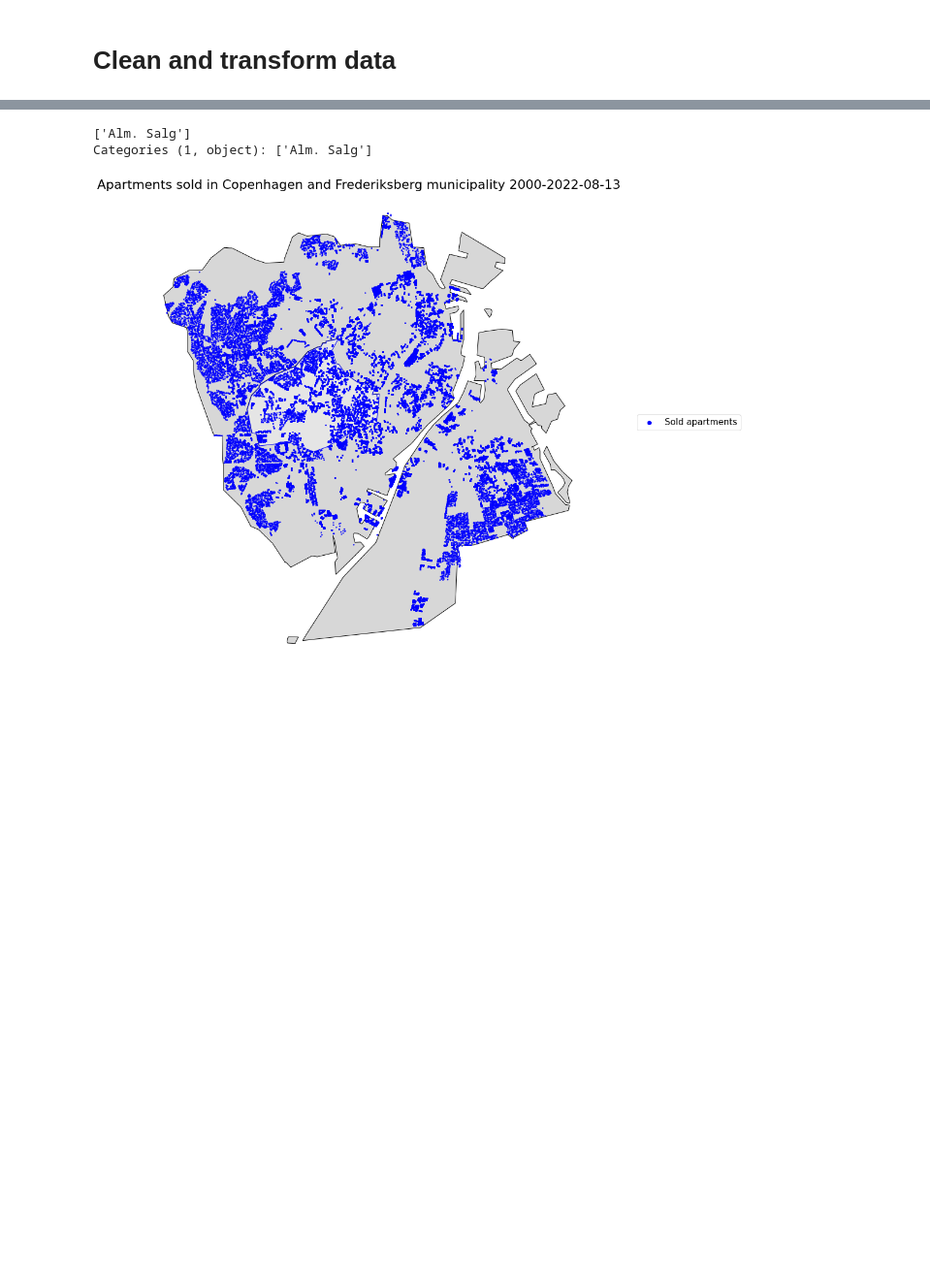
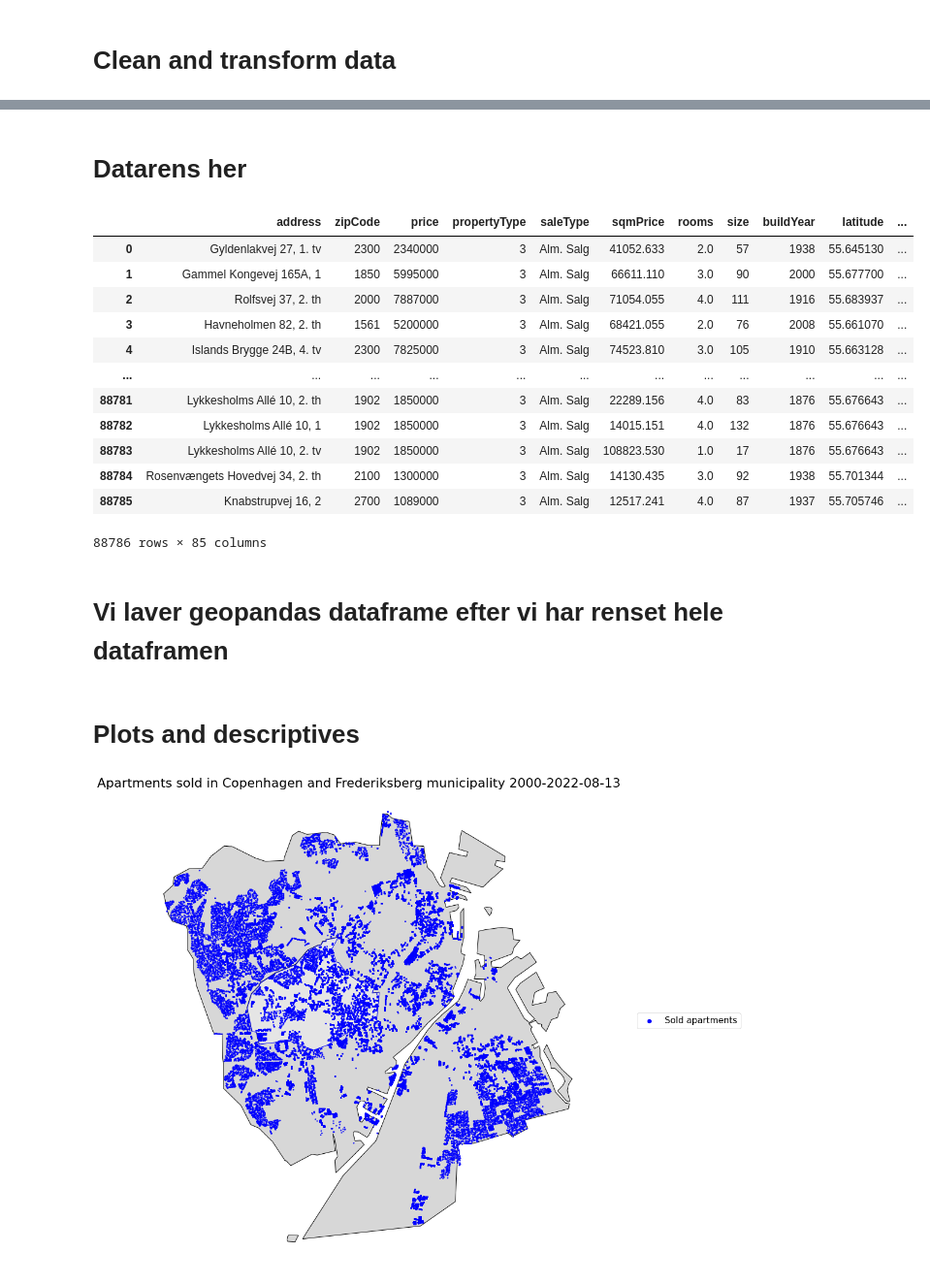
Before and after one commit to yapicikerem/ISDS_G9, a Jupyter notebook: data_analysis.ipynb, the cells around one changed output, grey strips where cells are left out. Shown: that part at 97% size. Cells and saved outputs as stored; diff of their text form; code cells hidden in the pictures; blank space fills up the shorter version.

```diff
--- a/data_analysis.ipynb
+++ b/data_analysis.ipynb
@@ -91,19 +99,13 @@ year_from = 2000 # Determine start year
 # Clean and transform data
 # %%
 houses = pd.read_csv('houses.csv')
-# vigtigt_url = 'https://api.boliga.dk/api/v2/bbrinfo/bbr?id=f08ba307-5131-485f-8a9c-a51b53511aa3'
-# houses['floor'].astype('category').unique()
 
 column_selection = ['address', 'zipCode', 'price', 'soldDate', 'propertyType',
             'saleType', 'sqmPrice', 'rooms', 'size', 'buildYear', 'guid', 'latitude',
             'longitude', 'municipalityCode', 'city']
 
 houses = houses[column_selection].query("saleType == 'Alm. Salg'") # select relevant columns and sale types
+houses['unitId'] = houses['guid'].str.lower() # Convert to lower case for merging with bbr dataframe
 houses['soldDate'] = pd.to_datetime(houses['soldDate'].astype(str)).dt.date
 houses = houses.sort_values(by="soldDate", ascending = False) # Dataframe is not sorted by default as we have two query_lists
-houses = houses.set_index('soldDate')
-
-points = houses.apply(lambda row: Point(row['longitude'], row['latitude']), axis = 1) # create housing points
-geo_houses = gpd.GeoDataFrame(houses, geometry = points, crs = 'EPSG:4326')
-geo_houses.to_crs(epsg=25832, inplace=True) # this epsg code uses meters as unit measure
-geo_houses
+houses = houses.set_index('soldDate').drop('guid', axis=1)
@@ -125,8 +111,0 @@ geo_houses
-# %%
-houses['saleType'].astype('category').unique()
-# houses.count()
-# houses['size'].isna().sum()
-# houses.columns
-# %% [output]
-['Alm. Salg']
-Categories (1, object): ['Alm. Salg']
@@ -132,0 +126,29 @@ Categories (1, object): ['Alm. Salg']
+# %%
+bbr = pd.read_parquet('df.parquet.gzip')
+unpack_values = ['bbrInfoBox', 'buildingInfo', 'unitInfo']
+for i in unpack_values:
+    bbr = pd.concat([bbr, bbr[i].apply(ast.literal_eval).apply(pd.Series)], axis=1)
+bbr = bbr.drop(unpack_values, axis=1)
+# %%
+####### GEM EVT. DEN HER FIL LOKALT SOM CSV-FIL, SÅ OG READ DEN, SÅ I IKKE SKAL KØRE HELE NOTEBOOKEN ######
+houses = pd.merge(houses, bbr, on='unitId', how='inner') # Inner merge to discard NaN's, if any
+# %% [markdown]
+# Datarens her
+# %%
+houses
+# %% [output]
+|  | address | zipCode | price | propertyType | saleType | sqmPrice | rooms | size | buildYear | latitude | ... |
+| 0 | Gyldenlakvej 27, 1. tv | 2300 | 2340000 | 3 | Alm. Salg | 41052.633 | 2.0 | 57 | 1938 | 55.645130 | ... |
+| 1 | Gammel Kongevej 165A, 1 | 1850 | 5995000 | 3 | Alm. Salg | 66611.110 | 3.0 | 90 | 2000 | 55.677700 | ... |
+| 2 | Rolfsvej 37, 2. th | 2000 | 7887000 | 3 | Alm. Salg | 71054.055 | 4.0 | 111 | 1916 | 55.683937 | ... |
+| 3 | Havneholmen 82, 2. th | 1561 | 5200000 | 3 | Alm. Salg | 68421.055 | 2.0 | 76 | 2008 | 55.661070 | ... |
+| 4 | Islands Brygge 24B, 4. tv | 2300 | 7825000 | 3 | Alm. Salg | 74523.810 | 3.0 | 105 | 1910 | 55.663128 | ... |
+| ... | ... | ... | ... | ... | ... | ... | ... | ... | ... | ... | ... |
+| 88781 | Lykkesholms Allé 10, 2. th | 1902 | 1850000 | 3 | Alm. Salg | 22289.156 | 4.0 | 83 | 1876 | 55.676643 | ... |
+| 88782 | Lykkesholms Allé 10, 1 | 1902 | 1850000 | 3 | Alm. Salg | 14015.151 | 4.0 | 132 | 1876 | 55.676643 | ... |
+| 88783 | Lykkesholms Allé 10, 2. tv | 1902 | 1850000 | 3 | Alm. Salg | 108823.530 | 1.0 | 17 | 1876 | 55.676643 | ... |
+| 88784 | Rosenvængets Hovedvej 34, 2. th | 2100 | 1300000 | 3 | Alm. Salg | 14130.435 | 3.0 | 92 | 1938 | 55.701344 | ... |
+| 88785 | Knabstrupvej 16, 2 | 2700 | 1089000 | 3 | Alm. Salg | 12517.241 | 4.0 | 87 | 1937 | 55.705746 | ... |
+88786 rows × 85 columns
+# %% [markdown]
+# Vi laver geopandas dataframe efter vi har renset hele dataframen
@@ -133,3 +160,5 @@ Categories (1, object): ['Alm. Salg']
+# %% [markdown]
+# Plots and descriptives
 # %%
 url = "https://raw.githubusercontent.com/ok-dk/dagi/master/geojson/kommuner.geojson"
 kommuner = gpd.read_file(url)
```
Also changed, not shown: parts of 5 cells of this notebook, 1 other file.
